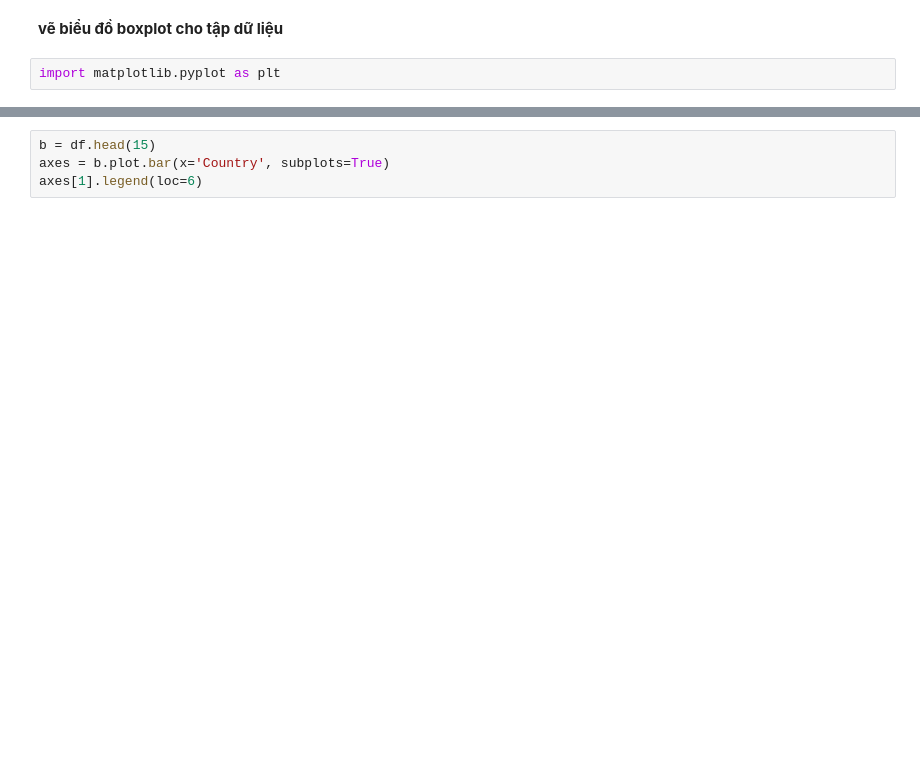
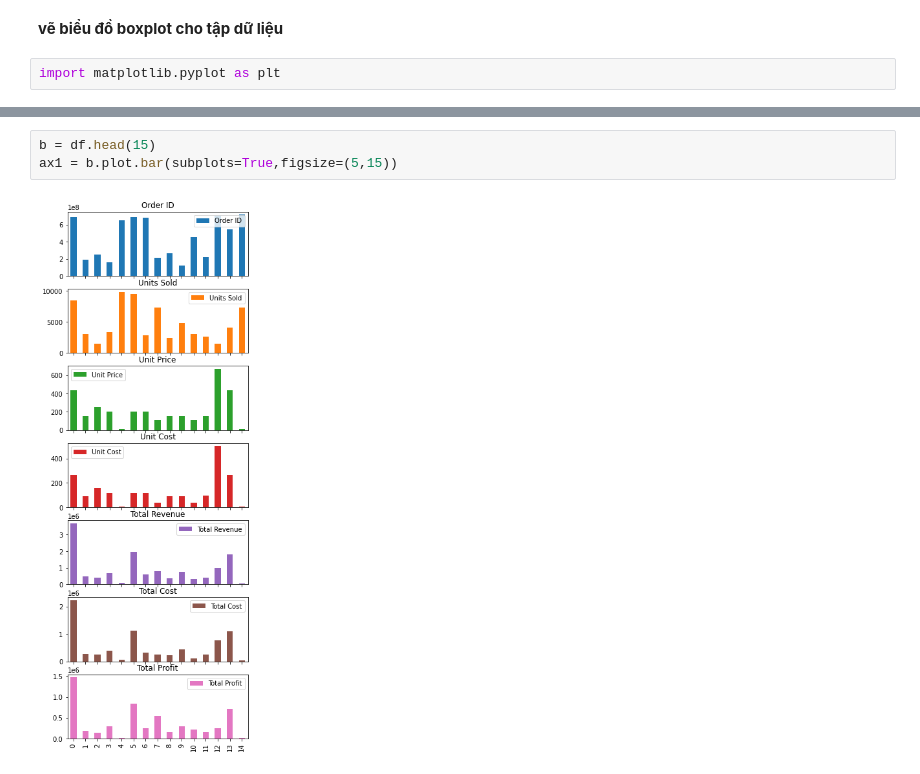
Before and after one commit to hoangnuthuphuong/python, a Jupyter notebook: thongkemota1.ipynb, the cells around one changed output, grey strips where cells are left out. Cells and saved outputs as stored; diff of their text form; blank space fills up the shorter version.

```diff
--- a/thongkemota1.ipynb
+++ b/thongkemota1.ipynb
@@ -73,4 +250,5 @@ a[1].legend(loc=6)
 # %%
 b = df.head(15)
-axes = b.plot.bar(x='Country', subplots=True)
-axes[1].legend(loc=6)
+ax1 = b.plot.bar(subplots=True,figsize=(5,15))
+# %% [output]
+[figure, added]
```
Also changed, not shown: parts of 25 cells of this notebook.
